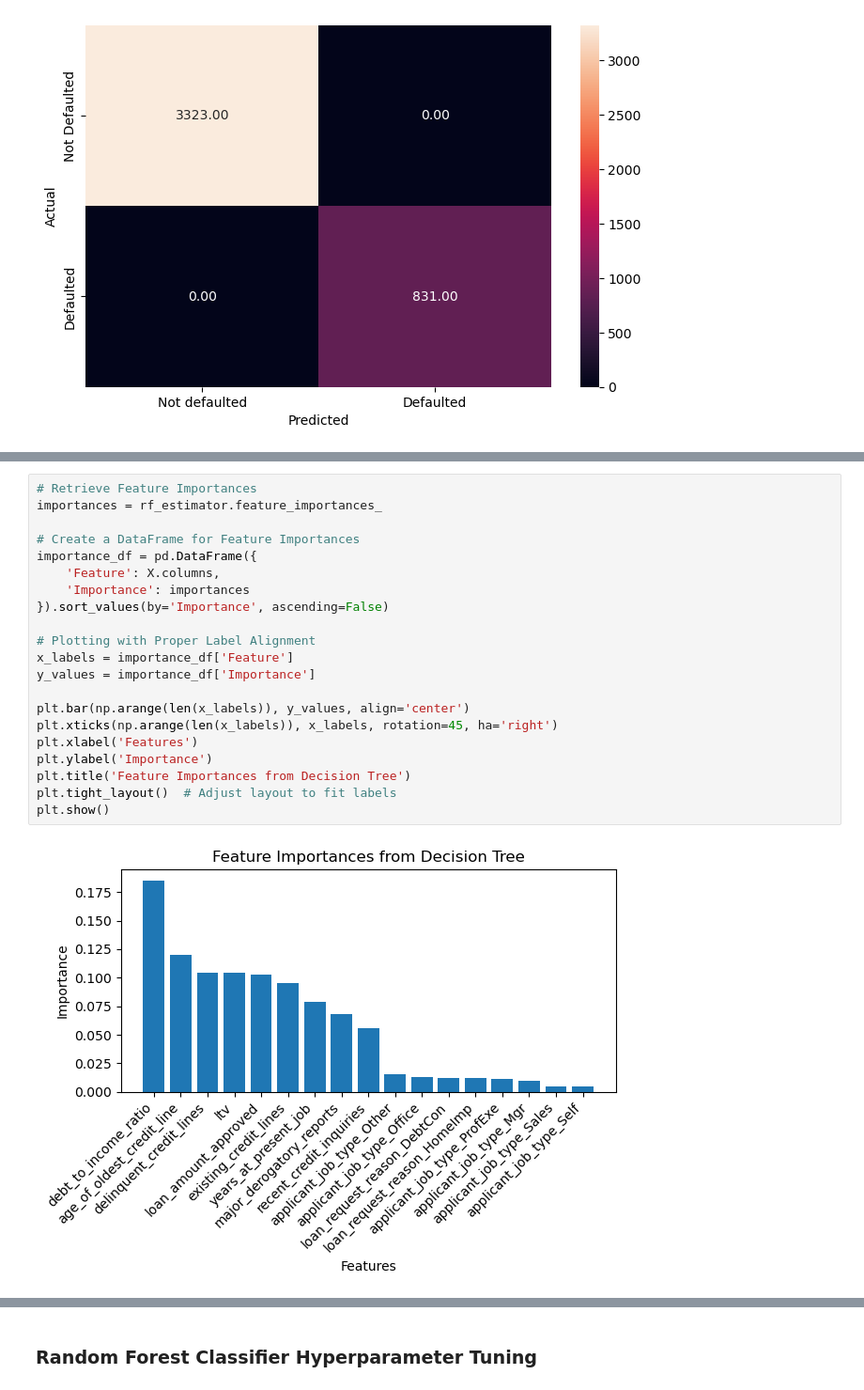
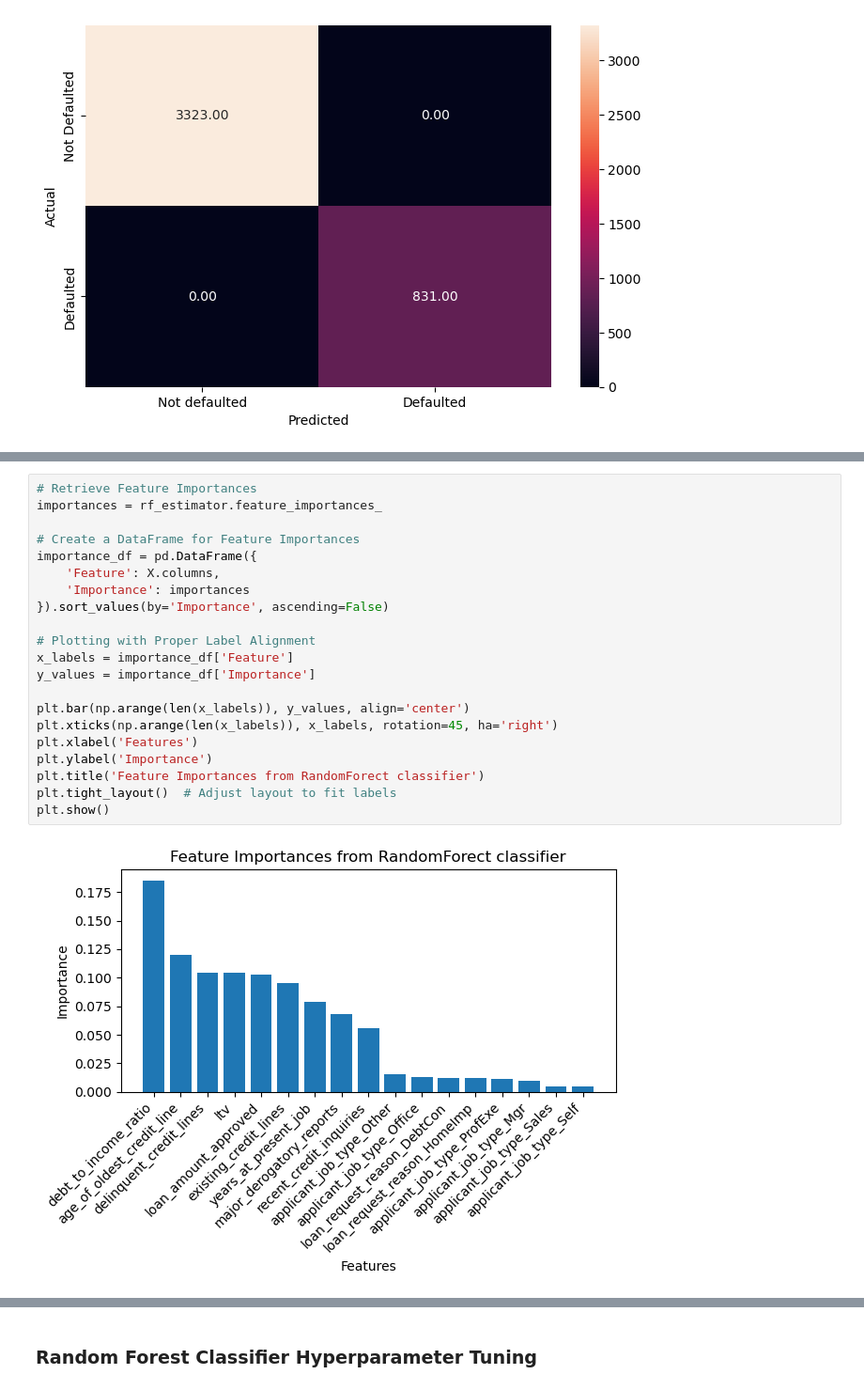
Before and after one commit to vmagar1729/analytiqbit, a Jupyter notebook: notebooks/Capstone_Project_Reference_Notebook_Loan_Default_Prediction_Full_Code.ipynb, the cells around one changed output, grey strips where cells are left out. Shown at 94% size. Saved outputs shown, nothing was run; the diff lists cells and outputs as text.

```diff
--- a/notebooks/Capstone_Project_Reference_Notebook_Loan_Default_Prediction_Full_Code.ipynb
+++ b/notebooks/Capstone_Project_Reference_Notebook_Loan_Default_Prediction_Full_Code.ipynb
@@ -2103,23 +2154,23 @@ weighted avg       0.92      0.92      0.91      1781
 # %%
 # Retrieve Feature Importances
 importances = rf_estimator.feature_importances_
 
 # Create a DataFrame for Feature Importances
 importance_df = pd.DataFrame({
     'Feature': X.columns,
     'Importance': importances
 }).sort_values(by='Importance', ascending=False)
 
 # Plotting with Proper Label Alignment
 x_labels = importance_df['Feature']
 y_values = importance_df['Importance']
 
 plt.bar(np.arange(len(x_labels)), y_values, align='center')
 plt.xticks(np.arange(len(x_labels)), x_labels, rotation=45, ha='right')
 plt.xlabel('Features')
 plt.ylabel('Importance')
-plt.title('Feature Importances from Decision Tree')
+plt.title('Feature Importances from RandomForect classifier')
 plt.tight_layout()  # Adjust layout to fit labels
 plt.show()
 # %% [output]
-[figure, old version]
+[figure, new version]
```
Also changed, not shown: parts of 13 cells of this notebook.
